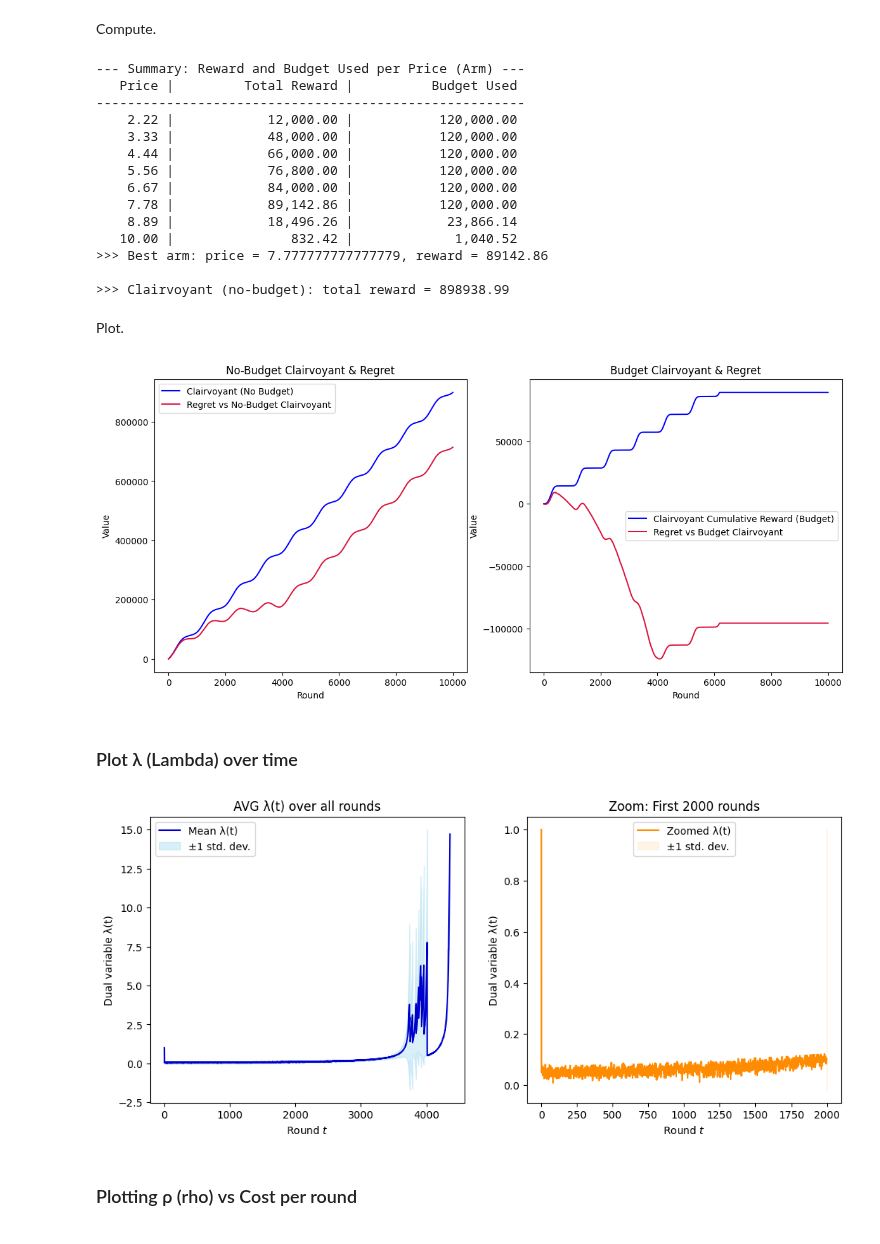
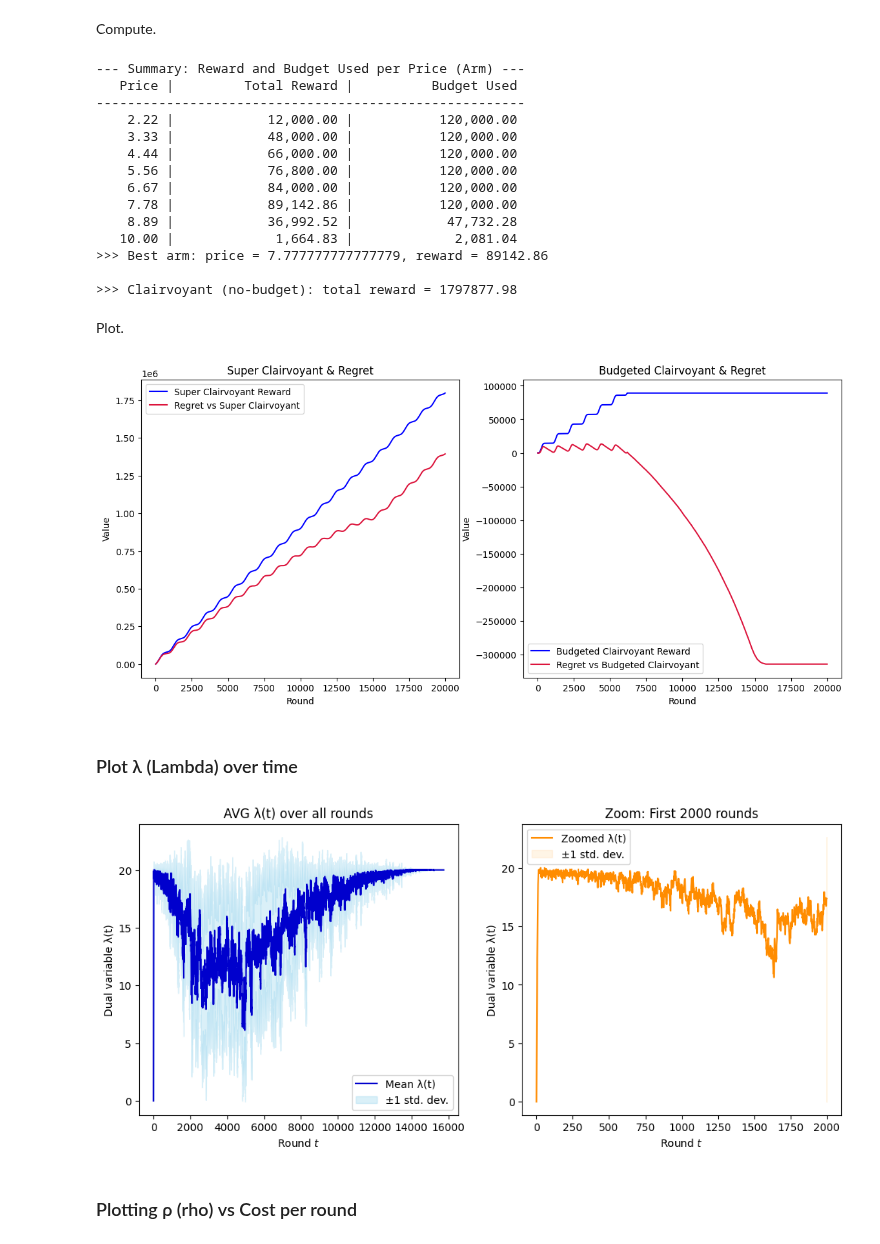
Before and after one commit to peetceenatoo/online-learning, a Jupyter notebook: R3.ipynb, the cells around one changed output. Cells and saved outputs as stored; diff of their text form; code cells hidden in the pictures.

```diff
--- a/R3.ipynb
+++ b/R3.ipynb
@@ -86,7 +86,7 @@ class PricingEnvironmentSingleProductDriftingMean(Environment):
 # --- Global Settings ---
 
 N = 1                     # Number of products (unused in this version)
-T = 10000                 # Time horizon (number of rounds)
+T = 20000                 # Time horizon (number of rounds)
 n_trials = 10             # Number of independent trials for averaging
 
 # --- Pricing Grid and Product Info ---
@@ -118,7 +118,7 @@ assert buyers_per_round >= 1, "Must have at least one buyer per round"
 
 # --- Other Parameters ---
 
-zoom = 0.001                # Zoom factor for plotting
+zoom_end_mini = 200         # Show only up to 200 rounds in mini plots
 zoom_end = 2 * period       # Show only up to 2 periods
 zoom_end_5 = 5000           # Start zooming 5k rounds
 s = 30                      # random seed
@@ -167,7 +169,7 @@ class PrimalDualPricingAgent:
         self.lambda_t = initial_lambda
         self.eta_lambda = learning_rate_lambda
         max_reward_scale = (max(prices) + cost + (T / B)) * buyers_per_round
-        self.num_sales= 0 ## ADDED FOR CHECK
+        self.num_sales = 0 ## ADDED FOR CHECK
 
         if exp3p_eta is None:
             exp3p_eta = np.sqrt(np.log(self.K) / (self.K * self.T))
@@ -203,13 +205,21 @@ class PrimalDualPricingAgent:
         else:
             self.rho = 0
 
-        lambda_update = self.eta_lambda * (self.rho - num_of_sales)
-        self.lambda_t -= lambda_update
-        upper_bound_lambda = min(1 / max(self.rho, 1e-8), max(self.prices) * 2)
+        # Update lambda_t based on the difference between rho and num_of_sales
+        diff = self.rho - num_of_sales
+        lambda_update = - self.eta_lambda * diff
+        self.lambda_t += lambda_update
+        upper_bound_lambda = max(self.prices) * 2
         self.lambda_t = np.clip(self.lambda_t, 0, upper_bound_lambda)
+
+        # --- START ADDED TO PLOT ---
+        # print(f"[Round {self.current_round}] rho={self.rho:.4f} and num_of_sales={num_of_sales} ==> diff(rho - sales)={diff:.4f} ==> lambda_update={lambda_update:.6f}")
+        # print(f"... because of upper_bound_lambda={upper_bound_lambda:.6f} due to min( 1 / rho = {self.rho:.4f}, max_price = {max(self.prices):.2f}")
+        # --- END ADDED TO PLOT ---
+
         self.history_lambda.append(self.lambda_t)
 
-        self.num_sales = num_of_sales ## ADDED FOR CHECK
+        self.num_sales = num_of_sales
         self.remaining_budget -= num_of_sales
         self.current_round += 1
 
@@ -235,7 +245,7 @@ for seed in range(n_trials):
     env = PricingEnvironmentSingleProductSinusoidalMean(cost=cost, initial_mean_valuation=initial_value, std_valuation=std_valuation, buyers_per_round=buyers_per_round, total_rounds=T, amplitude=amplitude, period=period)
 
     # Initialize agent
-    agent = PrimalDualPricingAgent(prices=P, B=B, T=T, cost=cost, buyers_per_round=buyers_per_round, initial_lambda=max(P) / K, learning_rate_lambda=0.01, exp3p_gamma=0.1, exp3p_eta=None)
+    agent = PrimalDualPricingAgent(prices=P, B=B, T=T, cost=cost, buyers_per_round=buyers_per_round, initial_lambda=0 / K, learning_rate_lambda=0.1, exp3p_gamma=0.1, exp3p_eta=None)
 
     rewards = np.zeros(T)
     rho_values = []
@@ -513,7 +512,7 @@ for seed in range(n_trials):
     env = PricingEnvironmentSingleProductDriftingMean(cost=cost, initial_mean_valuation=initial_value, std_valuation=std_valuation, buyers_per_round=buyers_per_round, drift_rate=drift_rate)
 
     # Initialize agent
-    agent = PrimalDualPricingAgent(prices=P, B=B, T=T, cost=cost, buyers_per_round=buyers_per_round, initial_lambda=max(P) / K, learning_rate_lambda=0.01, exp3p_gamma=0.1, exp3p_eta=None)
+    agent = PrimalDualPricingAgent(prices=P, B=B, T=T, cost=cost, buyers_per_round=buyers_per_round, initial_lambda=0 / K, learning_rate_lambda=0.1, exp3p_gamma=0.1, exp3p_eta=None)
 
     rewards = np.zeros(T)
     rho_values = []
@@ -654,47 +653,47 @@ print(f">>> Clairvoyant (no-budget): total reward = {cum_reward_nobudget:.2f}")
     5.56 |            76,800.00 |           120,000.00
     6.67 |            84,000.00 |           120,000.00
     7.78 |            89,142.86 |           120,000.00
-    8.89 |            18,496.26 |            23,866.14
-   10.00 |               832.42 |             1,040.52
+    8.89 |            36,992.52 |            47,732.28
+   10.00 |             1,664.83 |             2,081.04
 >>> Best arm: price = 7.777777777777779, reward = 89142.86
 
->>> Clairvoyant (no-budget): total reward = 898938.99
+>>> Clairvoyant (no-budget): total reward = 1797877.98
 # %% [markdown]
 Plot.
 # %%
 # New clairvoyant strategy without budget and no fixed arm
 clairvoyant_nobudget_cum_rewards = np.array(clairvoyant_nobudget_cum_rewards)
 regret_nobudget = clairvoyant_nobudget_cum_rewards - mean_cum_util
 
 # Compute regret against clairvoyant strategy
 clairvoyant_cum_rewards = np.array(arm_stats[best_arm]["cum_rewards"])
 regret_budget = clairvoyant_cum_rewards - mean_cum_util
 
 # Find first round where no more reward is collected (flat cumulative reward)
 budget_exhausted_round = np.argmax(np.isclose(np.diff(mean_cum_util), 0, atol=1e-8)) + 1
 
 # Create combined plot
 plt.figure(figsize=(14, 6))
 
 # --- Subplot 1: No-Budget Clairvoyant ---
 plt.subplot(1, 2, 1)
-plt.plot(clairvoyant_nobudget_cum_rewards, label='Clairvoyant (No Budget)', color='blue')
-plt.plot(regret_nobudget, label='Regret vs No-Budget Clairvoyant', color='crimson')
+plt.plot(clairvoyant_nobudget_cum_rewards, label='Super Clairvoyant Reward', color='blue')
+plt.plot(regret_nobudget, label='Regret vs Super Clairvoyant', color='crimson')
 plt.xlabel("Round")
 plt.ylabel("Value")
-plt.title("No-Budget Clairvoyant & Regret")
+plt.title("Super Clairvoyant & Regret")
 plt.legend()
 
 # --- Subplot 2: Budget Clairvoyant ---
 plt.subplot(1, 2, 2)
-plt.plot(clairvoyant_cum_rewards, label='Clairvoyant Cumulative Reward (Budget)', color='blue')
-plt.plot(regret_budget, label='Regret vs Budget Clairvoyant', color='crimson')
+plt.plot(clairvoyant_cum_rewards, label='Budgeted Clairvoyant Reward', color='blue')
+plt.plot(regret_budget, label='Regret vs Budgeted Clairvoyant', color='crimson')
 plt.xlabel("Round")
 plt.ylabel("Value")
-plt.title("Budget Clairvoyant & Regret")
+plt.title("Budgeted Clairvoyant & Regret")
 _ = plt.legend()
 # %% [output]
-[figure, old version]
+[figure, new version]
 # %% [markdown]
 ### Plot λ (Lambda) over time
 # %%
@@ -719,7 +718,7 @@ plt.ylabel('Dual variable λ(t)')
 plt.title(f'Zoom: First {zoom_end} rounds')
 _ = plt.legend()
 # %% [output]
-[figure, old version]
+[figure, new version]
 # %% [markdown]
 ### Plotting ρ (rho) vs Cost per round
 # %%
```
Also changed, not shown: parts of 14 cells of this notebook.
